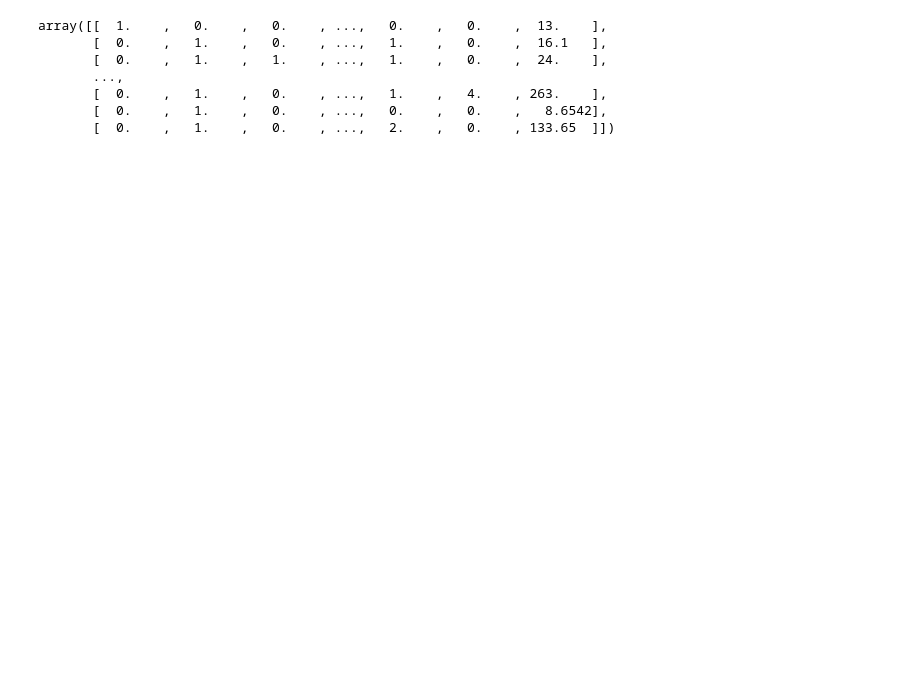
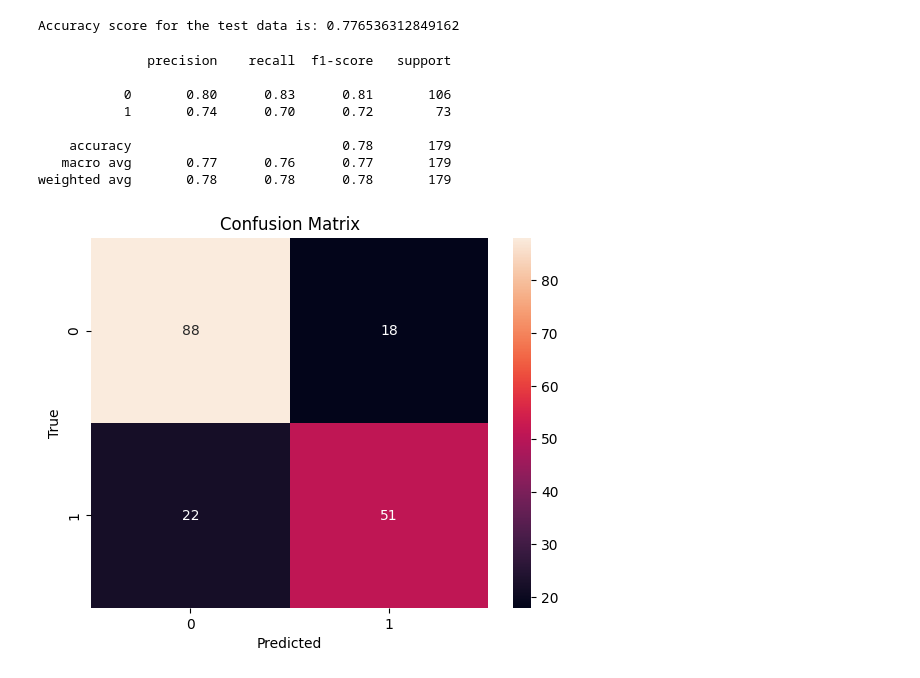
Before and after one commit to Cherpakov-Kirill/MasterML, a Jupyter notebook: 2.decision tree/decision_tree.ipynb, the cells around one changed output. Cells and saved outputs as stored; diff of their text form; code cells hidden in the pictures; blank space fills up the shorter version.

Commit message:
[2.decision tree] Done

```diff
--- a/2.decision tree/decision_tree.ipynb
+++ b/2.decision tree/decision_tree.ipynb
@@ -65,0 +57,3 @@ df.describe()
+# %%
+median_age=df.Age.median()
+median_age
@@ -65,0 +62,8 @@ df.describe()
+# %%
+df.Age.fillna(median_age, inplace = True)
+df.drop('Cabin', axis = 1,inplace = True)
+df.Embarked=df.Embarked.fillna(df['Embarked'].mode()[0])
+df['Fare']=df['Fare'].replace(0, df['Fare'].median())
+df['FamilySize'] = df['SibSp'] + df['Parch']+1
+df['GenderClass'] = df.apply(lambda x: 'child' if x['Age'] < 15 else x['Sex'],axis=1)
+df
@@ -65,0 +88,4 @@ df.describe()
+# %%
+df=pd.get_dummies(df,columns=['GenderClass','Embarked'],drop_first=True)
+df=df.drop(['Name','Ticket','Sex','SibSp','Parch'],axis=1)
+df
@@ -86,2 +132,8 @@ memory usage: 44.5+ KB
 # %%
-X_train, X_test, y_train, y_test = train_test_split(X, y, random_state = 100)
+X_train, X_test, y_train, y_test = train_test_split(X, y, test_size=0.20, random_state=1)
+
+model = DecisionTreeClassifier(random_state=0)
+model.fit(X_train,y_train)
+
+y_pred_train=model.predict(X_train)
+y_pred_test=model.predict(X_test)
@@ -95,15 +140,26 @@ column_transformer = make_column_transformer(
-# %%
-X_train = column_transformer.fit_transform(X_train)
-# X_train = pd.DataFrame(data=X_train, columns=column_transformer.get_feature_names())
-
-X_test = column_transformer.transform(X_test)
-# X_test = pd.DataFrame(data=X_test, columns=column_transformer.get_feature_names())
-X_train
-# %% [output]
-array([[  1.    ,   0.    ,   0.    , ...,   0.    ,   0.    ,  13.    ],
-       [  0.    ,   1.    ,   0.    , ...,   1.    ,   0.    ,  16.1   ],
-       [  0.    ,   1.    ,   1.    , ...,   1.    ,   0.    ,  24.    ],
-       ...,
-       [  0.    ,   1.    ,   0.    , ...,   1.    ,   4.    , 263.    ],
-       [  0.    ,   1.    ,   0.    , ...,   0.    ,   0.    ,   8.6542],
-       [  0.    ,   1.    ,   0.    , ...,   2.    ,   0.    , 133.65  ]])
+# %%
+from sklearn.metrics import accuracy_score
+print('Accuracy score for the test data is:',accuracy_score(y_test,y_pred_test))
+# %% [output]
+Accuracy score for the test data is: 0.776536312849162
+# %%
+from sklearn.metrics import classification_report, confusion_matrix
+import matplotlib.pyplot as plt
+import seaborn as sns
+
+matrix = confusion_matrix(y_test, y_pred_test)
+sns.heatmap(matrix, annot=True, fmt="d")
+plt.title('Confusion Matrix')
+plt.xlabel('Predicted')
+plt.ylabel('True')
+print(classification_report(y_test, y_pred_test))
+# %% [output]
+              precision    recall  f1-score   support
+
+           0       0.80      0.83      0.81       106
+           1       0.74      0.70      0.72        73
+
+    accuracy                           0.78       179
+   macro avg       0.77      0.76      0.77       179
+weighted avg       0.78      0.78      0.78       179
+[figure, added]
```
Also changed, not shown: parts of 9 cells of this notebook.
